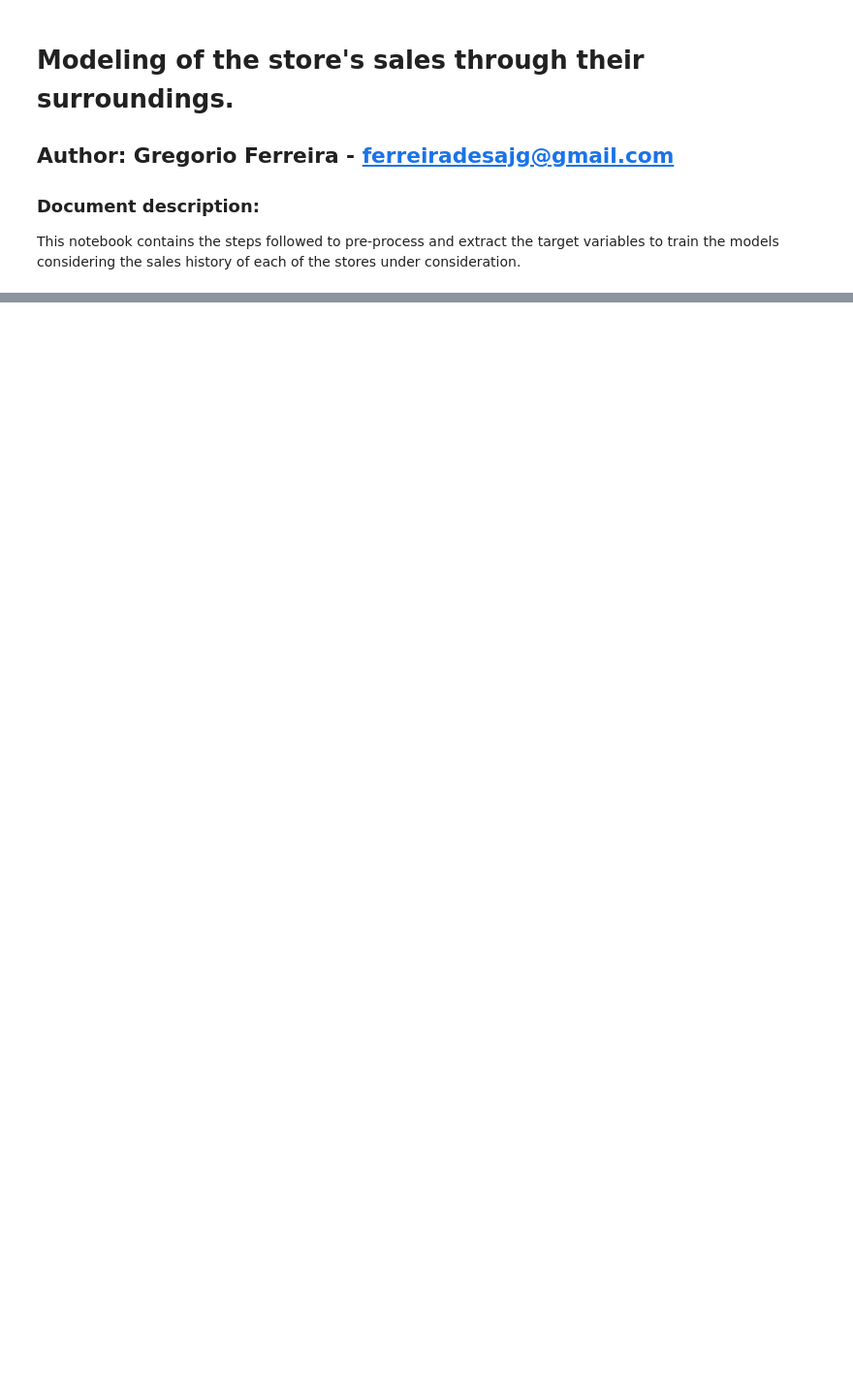
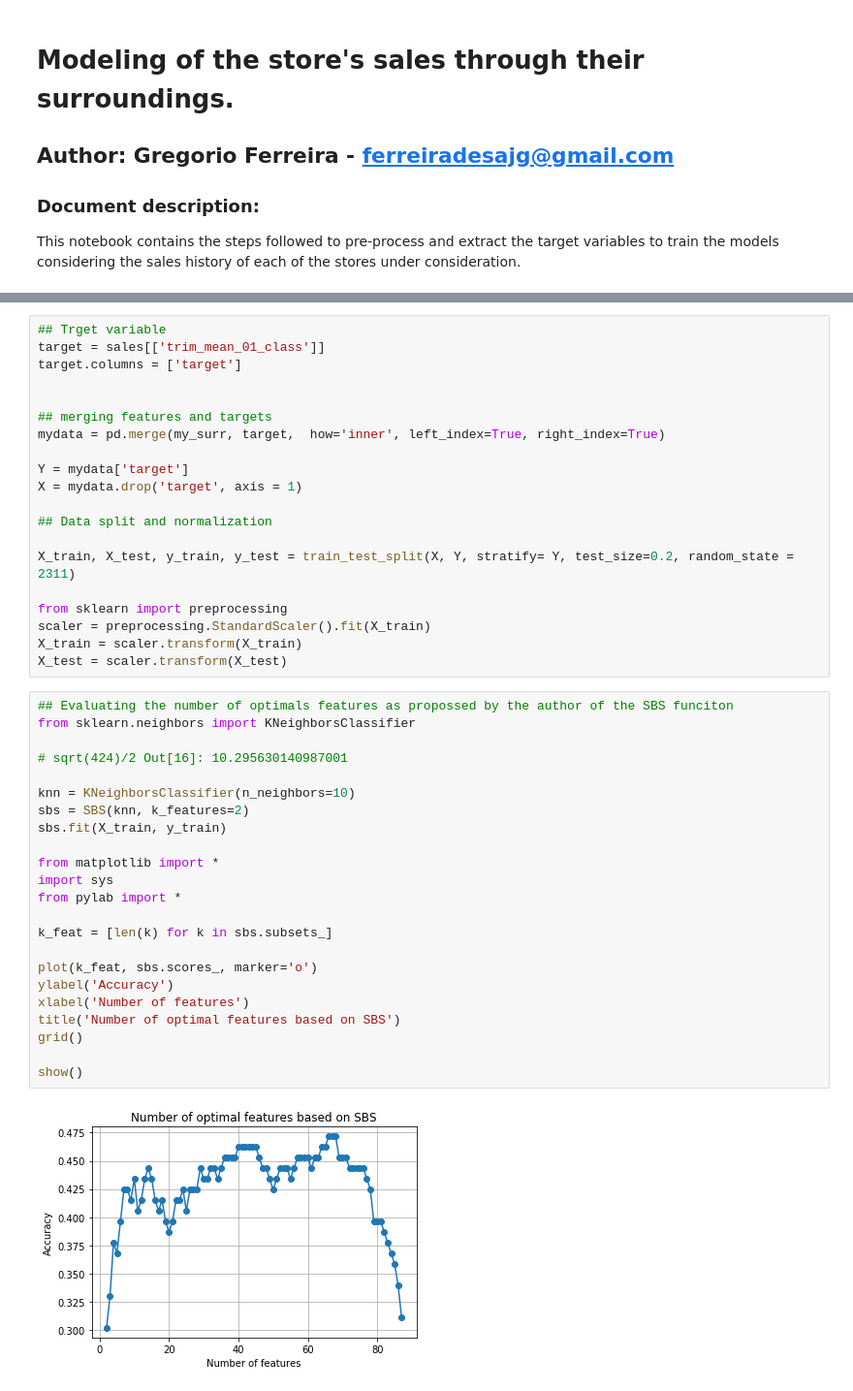
Before and after one commit to jgfdsa/PMI-CaseStudy-3, a Jupyter notebook: py-notebooks/Modeling.ipynb, the cells around one changed output, grey strips where cells are left out. Shown at 97% size. Cells and saved outputs as stored; diff of their text form; blank space fills up the shorter version.

```diff
--- a/py-notebooks/Modeling.ipynb
+++ b/py-notebooks/Modeling.ipynb
@@ -46,0 +254,45 @@ mydata = pd.merge(my_surr, predictor,  how='inner', left_index=True, right_index
+# %%
+## Trget variable
+target = sales[['trim_mean_01_class']]
+target.columns = ['target']
+
+
+## merging features and targets
+mydata = pd.merge(my_surr, target,  how='inner', left_index=True, right_index=True)
+
+Y = mydata['target']
+X = mydata.drop('target', axis = 1)
+
+## Data split and normalization
+
+X_train, X_test, y_train, y_test = train_test_split(X, Y, stratify= Y, test_size=0.2, random_state = 2311)
+
+from sklearn import preprocessing
+scaler = preprocessing.StandardScaler().fit(X_train)
+X_train = scaler.transform(X_train)
+X_test = scaler.transform(X_test)
+# %%
+## Evaluating the number of optimals features as propossed by the author of the SBS funciton
+from sklearn.neighbors import KNeighborsClassifier
+
+# sqrt(424)/2 Out[16]: 10.295630140987001
+
+knn = KNeighborsClassifier(n_neighbors=10)
+sbs = SBS(knn, k_features=2)
+sbs.fit(X_train, y_train)
+
+from matplotlib import *
+import sys
+from pylab import *
+
+k_feat = [len(k) for k in sbs.subsets_]
+
+plot(k_feat, sbs.scores_, marker='o')
+ylabel('Accuracy')
+xlabel('Number of features')
+title('Number of optimal features based on SBS')
+grid()
+
+show()
+# %% [output]
+[figure, added]
```
Also changed, not shown: parts of 15 cells of this notebook, 22 other files.
